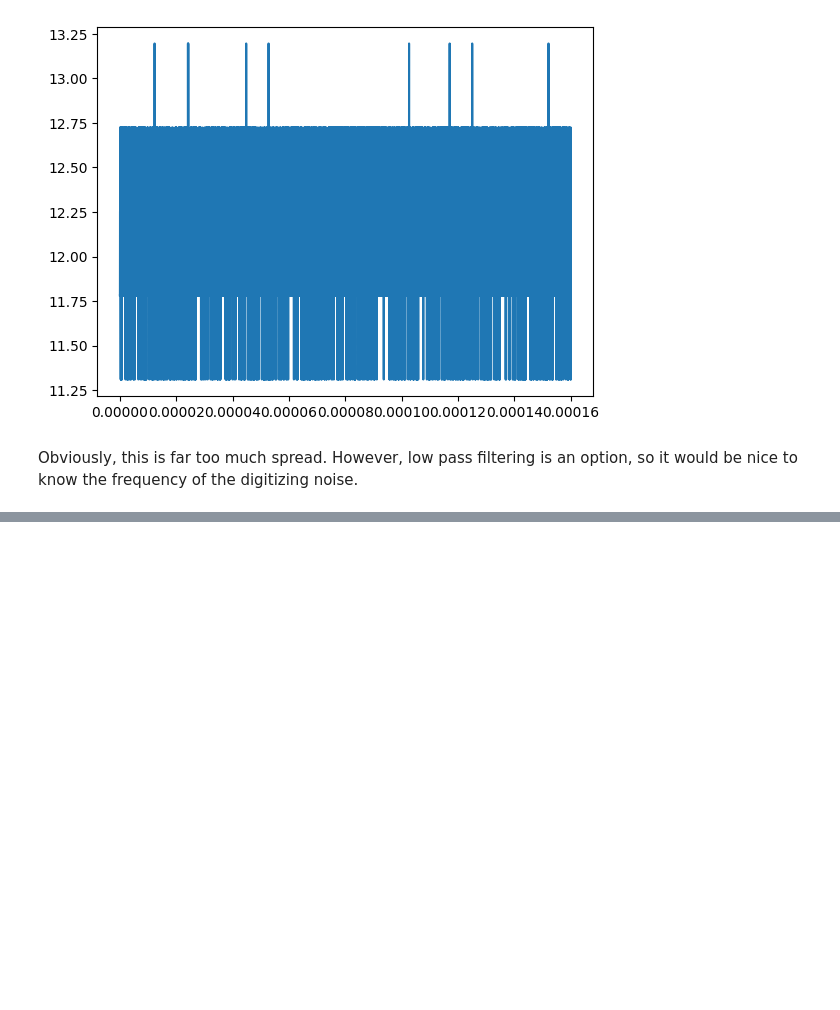
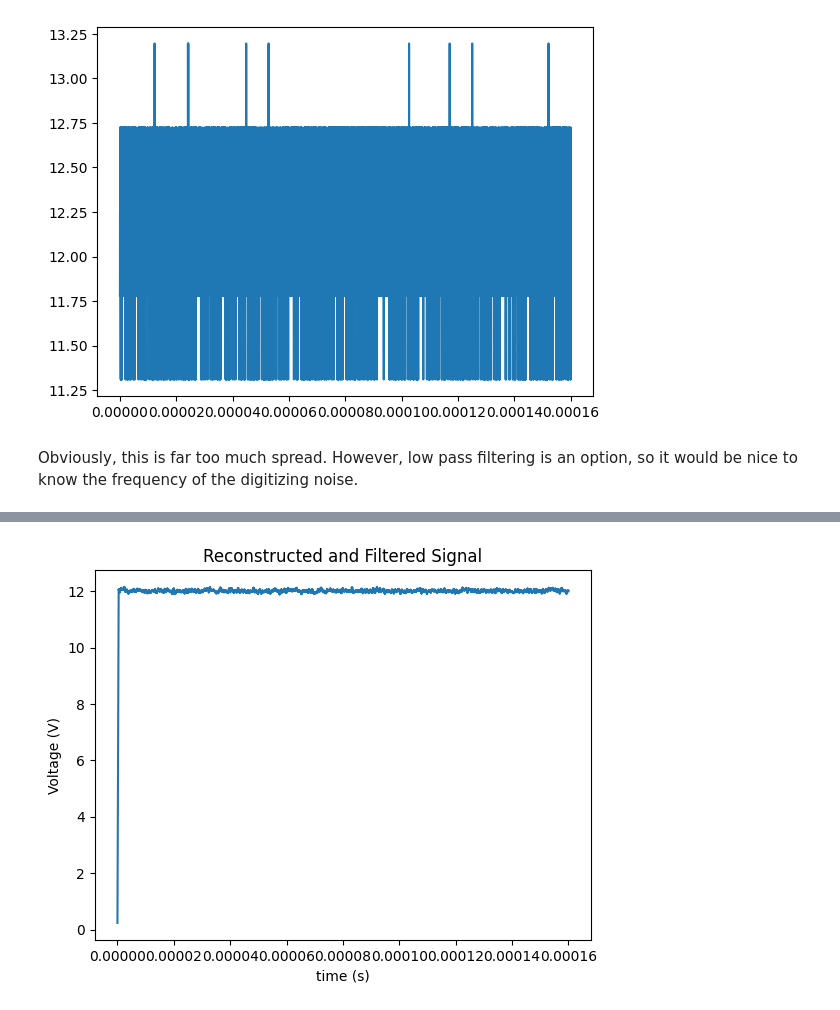
Before and after one commit to schuyler4/voltpeek, a Jupyter notebook: expierment/quantization_noise.ipynb, the cells around one changed output, grey strips where cells are left out. Cells and saved outputs as stored; diff of their text form; code cells hidden in the pictures; blank space fills up the shorter version.

```diff
--- a/expierment/quantization_noise.ipynb
+++ b/expierment/quantization_noise.ipynb
@@ -17,6 +17,7 @@ plt.show()
 # %% [markdown]
 As can be observed, there isn't actually that much noise in the codes, about 4 steps. However, after amplifiying the signal, this noise is also amplfied.
 # %%
+import numpy as np
 def inverse_quantize(code:int, resolution:float, voltage_ref:float) -> float:
     return float((voltage_ref/resolution)*code)
 
@@ -26,7 +27,7 @@ def reamplify(x:float, attenuator_range:float) -> float:
 vv = [reamplify(inverse_quantize(code, 256, 1) - 0.5, 0.008289) for code in codes]
 Fs = 125000000
 Ts = 1/Fs
-tt = [n*Ts for n in nn]
+tt = np.array([n*Ts for n in nn])
 
 plt.plot(tt, vv)
 plt.show()
@@ -51,0 +56,13 @@ plt.show()
+# %%
+from scipy import signal
+N = 50
+Ps = 40
+hh = np.array([1/N for _ in range(0, N)])
+filtered_vv = np.convolve(vv, hh)
+plt.plot(tt, filtered_vv[0:len(tt)])
+plt.title("Reconstructed and Filtered Signal")
+plt.xlabel("time (s)")
+plt.ylabel("Voltage (V)")
+plt.show()
+# %% [output]
+[figure, added]
```
Also changed, not shown: parts of 3 cells of this notebook, 2 other files.
